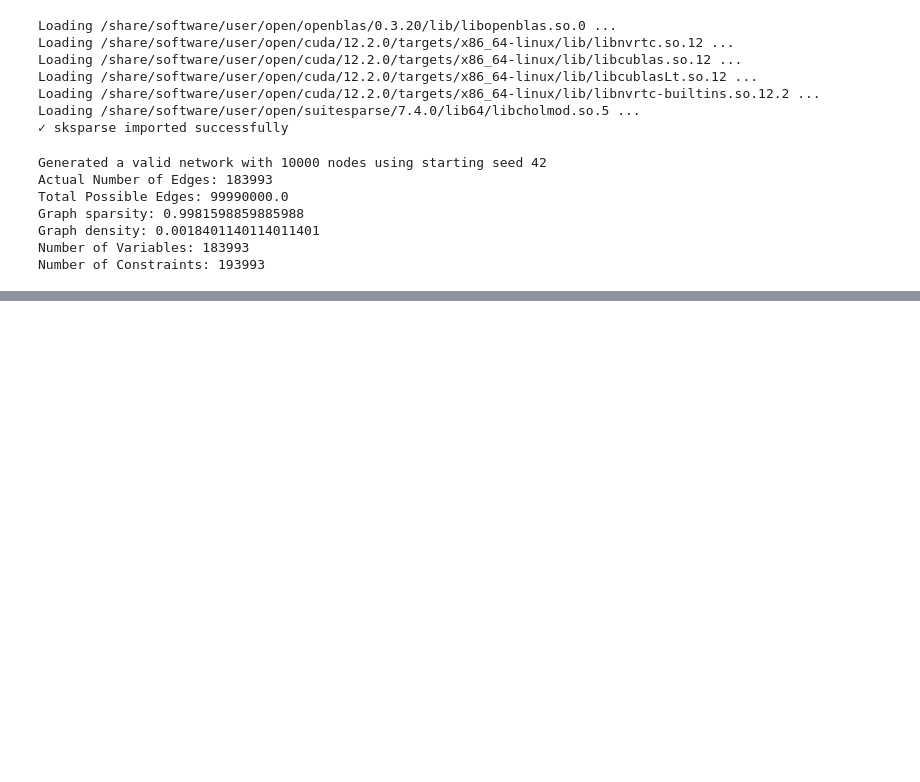
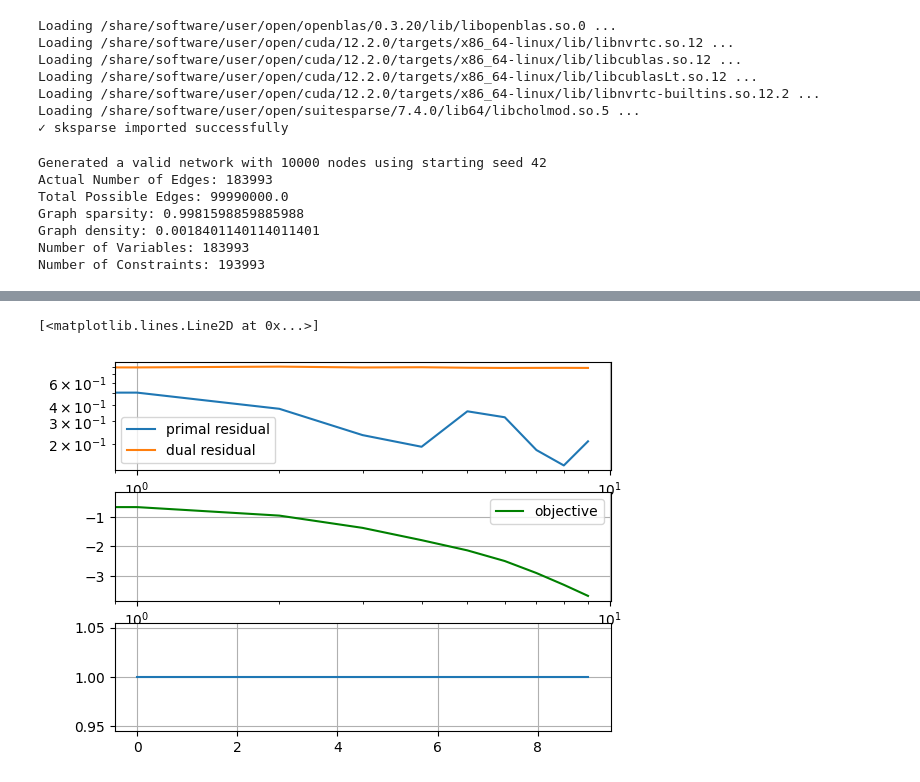
Before and after one commit to degleris1/zap, a Jupyter notebook: cone_notebooks/max_flow_tb.ipynb, the cells around one changed output, grey strips where cells are left out. Drawn from its saved outputs; the diff is of its cells as text; code cells hidden in the pictures; blank space fills up the shorter version.

```diff
--- a/cone_notebooks/max_flow_tb.ipynb
+++ b/cone_notebooks/max_flow_tb.ipynb
@@ -127,0 +170,18 @@ Status: optimal
+# %%
+plt.subplot(3,1,1)
+plt.loglog(cone_history_admm.power, label='primal residual')
+plt.loglog(cone_history_admm.dual_power, label='dual residual')
+plt.grid()
+plt.legend()
+plt.xlabel('Iterations')
+plt.subplot(3,1,2)
+plt.semilogx(cone_history_admm.objective, label='objective', color='g')
+plt.grid()
+plt.legend()
+plt.xlabel('Iterations')
+plt.subplot(3,1,3)
+plt.grid()
+plt.plot(cone_history_admm.rho_power, label='\rho')
+# %% [output]
+[<matplotlib.lines.Line2D at 0x...>]
+[figure, added]
```
Also changed, not shown: parts of 9 cells of this notebook, 4 other files.
